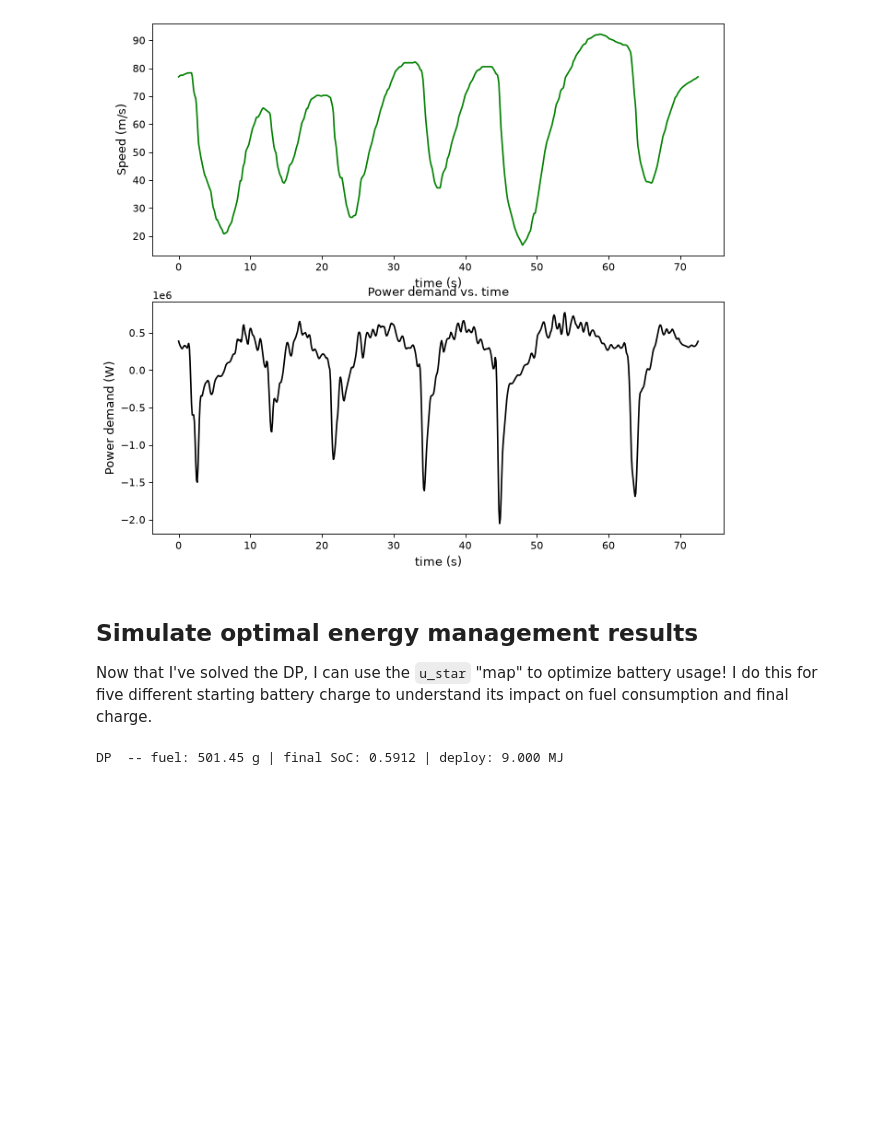
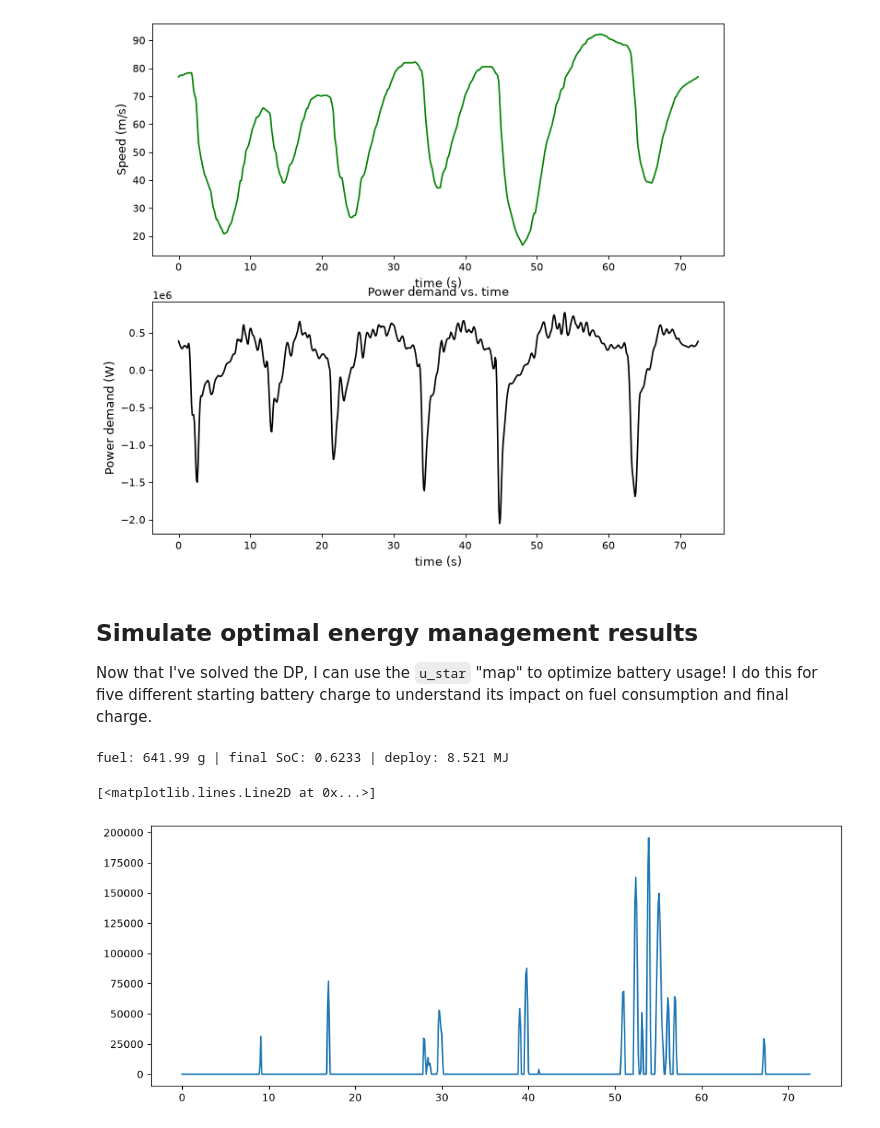
Before and after one commit to tommasoandina1/thermal-aware-ems-f1, a Jupyter notebook: controller/Optimal_energy_DP.ipynb, the cells around one changed output. Drawn from its saved outputs; the diff is of its cells as text; code cells hidden in the pictures; blank space fills up the shorter version.

```diff
--- a/controller/Optimal_energy_DP.ipynb
+++ b/controller/Optimal_energy_DP.ipynb
@@ -187,10 +188,15 @@ def optimize_PHEV(SOC_0,E_ES2K_0):
     J_sim = np.zeros(N)
     m_dot_sim = np.zeros(N)
     shortfall = np.zeros(N)
+    E_recharge_sim = np.zeros(N)
+    P_mech_MGU_K_real= np.zeros(N)
+    Tbat_sim = np.zeros(N)
 
     # Initialize
     SoC_sim[0] = SOC_0
     E_ES2K_sim[0] = E_ES2K_0
+    E_recharge_sim[0] = 0
+    Tbat_sim[0]=params['T_bat_init']
 
     # Simulate PHEV Dynamics
     for k in range(0,(N-1)):
@@ -199,24 +205,34 @@ def optimize_PHEV(SOC_0,E_ES2K_0):
         point = np.array([[SoC_sim[k], E_ES2K_sim[k]]])
         P_MGUK_sim[k] = interp_u(point)[0]
 
-        # Compute engine power
+        # # Compute engine power
+        # if P_gb[k]>0:
+        #     P_eng_temp = P_gb[k] - P_MGUK_sim[k]
+        #     P_eng_sim[k]=np.clip(P_eng_temp,0,P_eng_max)
+        #     shortfall[k] = P_gb[k]- P_MGUK_sim[k] -P_eng_sim[k]
+        # else:
+        #     P_eng_sim[k] = 0
+        #     shortfall[k] = 0
+
+        # # Fuel Consumption
+        # m_dot= (P_eng_sim[k] + P_ICE0) / (eta_ICE * LHV)
+        # m_dot_sim[k] = np.clip(m_dot, 0, params['m_dot_max']/3600)
+        # J_sim[k] = m_dot_sim[k]*Delta_t
+
+        # # compute next SOC and E_ES2K using dynamics
+        # SoC_sim[k+1] = SoC_sim[k] - (Delta_t * P_MGUK_sim[k] / (Q_bat * Uoc(SoC_sim[k], coef_quad)))
+        # E_ES2K_sim[k+1] = E_ES2K_sim[k] + np.maximum(P_MGUK_sim[k], 0)*Delta_t
+        P_eng_sim[k], P_elect_MGU_K, P_mech_MGU_K_real[k], shortfall_L, E_ES2K_sim[k+1], E_recharge_sim[k+1],m_dot_sim[k] = powertrain(P_gb[k], P_MGUK_sim[k], E_ES2K_sim[k], E_recharge_sim[k], params, Delta_t,control_mode='P2')
+        SoC_sim[k+1], _, I2_k = battery_step(SoC_sim[k], P_elect_MGU_K, coef_quad, Tbat_sim[k],params,Delta_t)
+
+        Tbat_sim[k+1] = thermal_model(I2_k, Tbat_sim[k], params, Delta_t)
+
+        J_sim[k] = m_dot_sim[k]*Delta_t
         if P_gb[k]>0:
-            P_eng_temp = P_gb[k] - P_MGUK_sim[k]
-            P_eng_sim[k]=np.clip(P_eng_temp,0,P_eng_max)
-            shortfall[k] = P_gb[k]- P_MGUK_sim[k] -P_eng_sim[k]
+
+            shortfall[k] = shortfall_L
         else:
-            P_eng_sim[k] = 0
             shortfall[k] = 0
-
-        # Fuel Consumption
-        m_dot= (P_eng_sim[k] + P_ICE0) / (eta_ICE * LHV)
-        m_dot_sim[k] = np.clip(m_dot, 0, params['m_dot_max']/3600)
-        J_sim[k] = m_dot_sim[k]*Delta_t
-
-        # compute next SOC and E_ES2K using dynamics
-        SoC_sim[k+1] = SoC_sim[k] - (Delta_t * P_MGUK_sim[k] / (Q_bat * Uoc(SoC_sim[k], coef_quad)))
-        E_ES2K_sim[k+1] = E_ES2K_sim[k] + np.maximum(P_MGUK_sim[k], 0)*Delta_t
-
 
     return P_MGUK_sim, P_eng_sim, m_dot_sim, J_sim, SoC_sim, E_ES2K_sim, shortfall
 
@@ -231,7 +247,14 @@ np.save('/app/Thermal-Aware-Energy-Management-System-for-a-Hybrid-Motorsport-Pow
 fuel_dp = np.sum(J_sim90) * 1e3  # g
 print(f"fuel: {fuel_dp:.2f} g | final SoC: {SOC_sim90[-2]:.4f} | deploy: {E_ES2K_sim90[-2]/1e6:.3f} MJ")
 # %% [output]
-DP  -- fuel: 501.45 g | final SoC: 0.5912 | deploy: 9.000 MJ
+fuel: 641.99 g | final SoC: 0.6233 | deploy: 8.521 MJ
+# %%
+plot.figure(figsize=(12, 10), facecolor='w', edgecolor='k')
+plot.subplot(2,1,2)
+plot.plot(t,shortfall90)
+# %% [output]
+[<matplotlib.lines.Line2D at 0x...>]
+[figure, added]
 # %%
 ## Plot Simulation Results
 plot.figure(num=5, figsize=(10, 25), dpi=80, facecolor='w', edgecolor='k')
```
Also changed, not shown: parts of 2 cells of this notebook, 4 other files.
